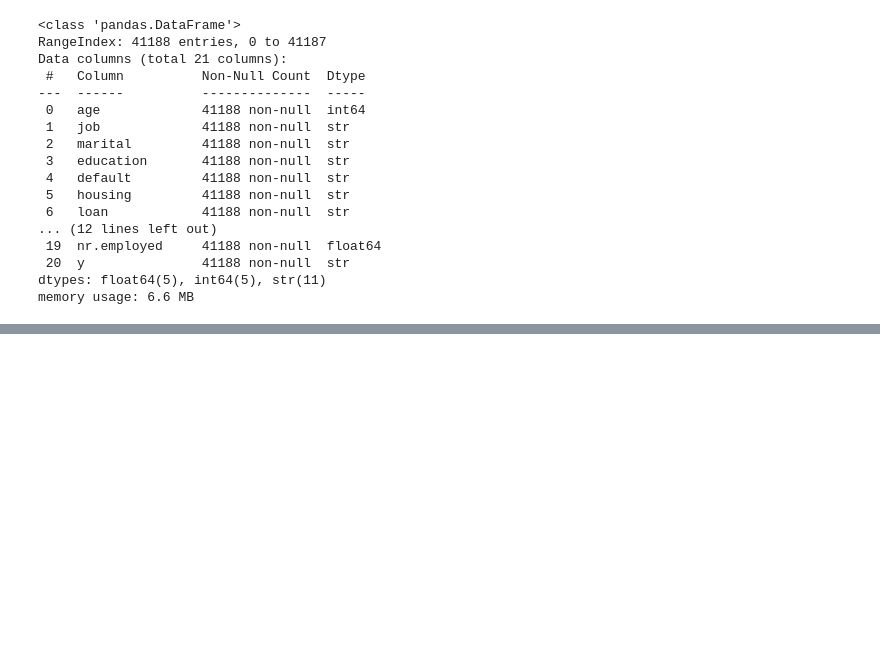
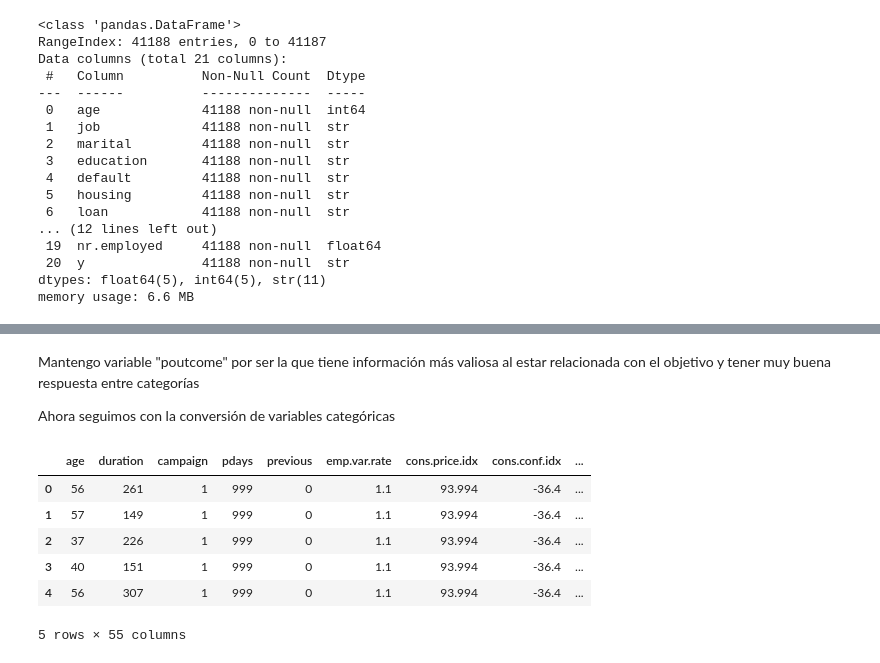
Before and after one commit to 4GeeksAcademy/ekbalam11-machine-learning, a Jupyter notebook: src/01-bank-marketing-campaign.ipynb, the cells around one changed output, grey strips where cells are left out. Saved outputs shown, nothing was run; the diff lists cells and outputs as text; code cells hidden in the pictures; blank space fills up the shorter version.

```diff
--- a/src/01-bank-marketing-campaign.ipynb
+++ b/src/01-bank-marketing-campaign.ipynb
@@ -75,0 +143,15 @@ plt.show()
+# %% [markdown]
+Mantengo variable "poutcome" por ser la que tiene información más valiosa al estar relacionada con el objetivo y tener muy buena respuesta entre categorías
+
+Ahora seguimos con la conversión de variables categóricas
+# %%
+df_encoded = pd.get_dummies(df, drop_first=True)
+df_encoded.head()
+# %% [output]
+|  | age | duration | campaign | pdays | previous | emp.var.rate | cons.price.idx | cons.conf.idx | ... |
+| 0 | 56 | 261 | 1 | 999 | 0 | 1.1 | 93.994 | -36.4 | ... |
+| 1 | 57 | 149 | 1 | 999 | 0 | 1.1 | 93.994 | -36.4 | ... |
+| 2 | 37 | 226 | 1 | 999 | 0 | 1.1 | 93.994 | -36.4 | ... |
+| 3 | 40 | 151 | 1 | 999 | 0 | 1.1 | 93.994 | -36.4 | ... |
+| 4 | 56 | 307 | 1 | 999 | 0 | 1.1 | 93.994 | -36.4 | ... |
+5 rows × 55 columns
```
Also changed, not shown: parts of 13 cells of this notebook, 2 other files.
